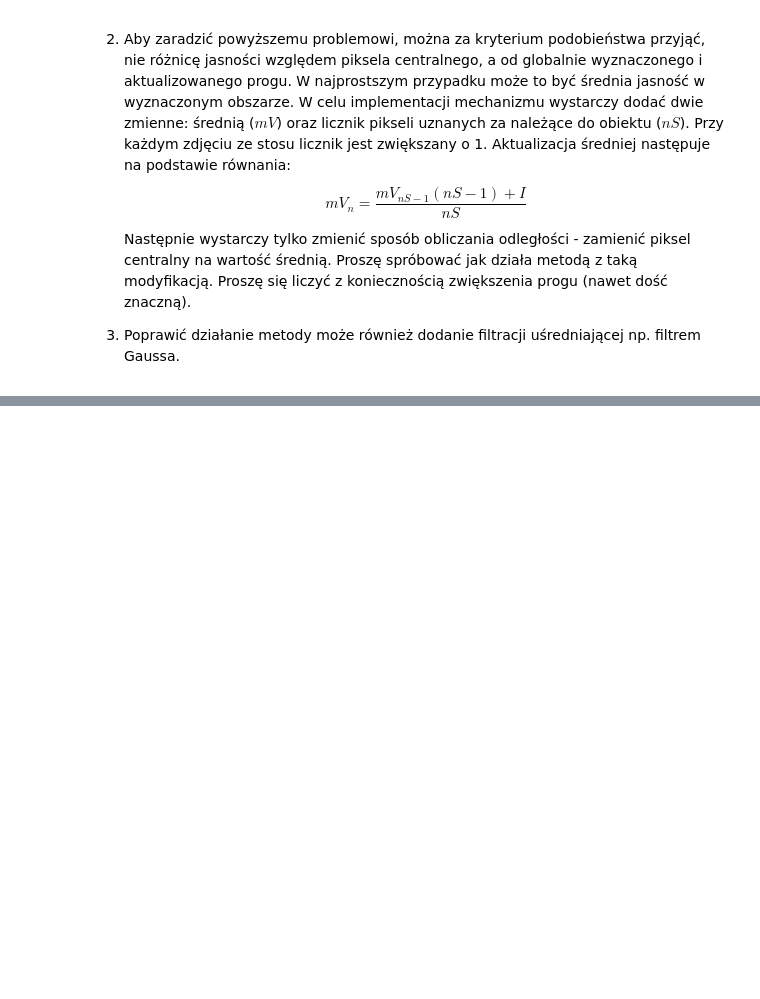
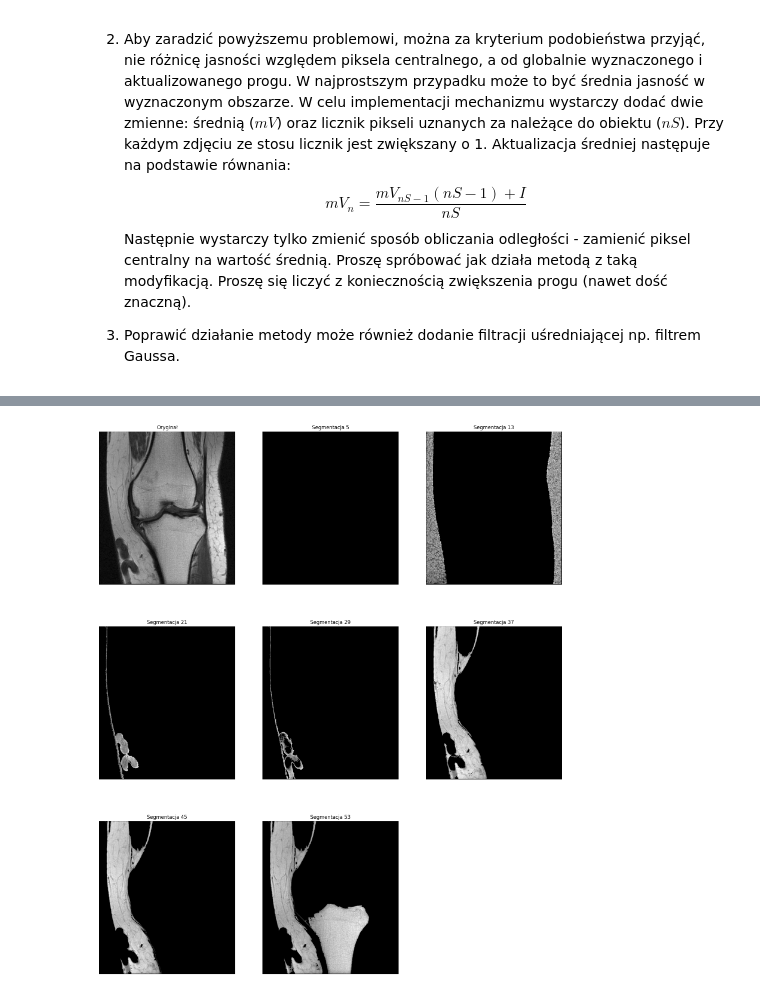
Before and after one commit to DziqG2NK/Przetwarzanie-i-analiza-obraz-w-cyfrowych, a Jupyter notebook: zajecia_5/12_segmentation.ipynb, the cells around one changed output, grey strips where cells are left out. Saved outputs shown, nothing was run; the diff lists cells and outputs as text; code cells hidden in the pictures; blank space fills up the shorter version.

```diff
--- a/zajecia_5/12_segmentation.ipynb
+++ b/zajecia_5/12_segmentation.ipynb
@@ -241,0 +294,13 @@ plots(**images)
+# %%
+KSIZE = 3
+
+images = {
+    "Oryginał": knee,
+}
+
+for THRESHOLD in range(5, 60, 8):
+    images[f"Segmentacja {THRESHOLD}"] = dynamic_threshold_segmentation(knee, 1, 30, THRESHOLD)
+
+plots(**images)
+# %% [output]
+[figure, added]
```
Also changed, not shown: parts of 4 cells of this notebook.
